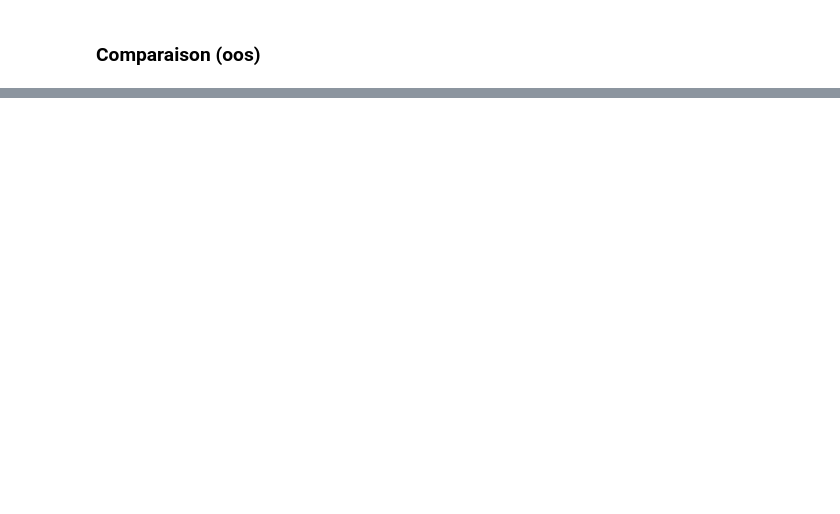
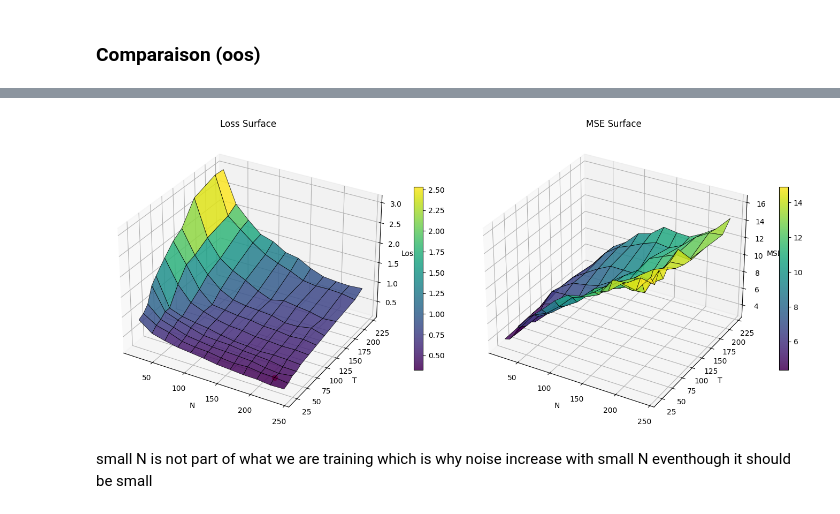
Before and after one commit to Armanddevacc/covariance-cleaning-nn, a Jupyter notebook: tf_NN_generated_data.ipynb, the cells around one changed output, grey strips where cells are left out. Saved outputs shown, nothing was run; the diff lists cells and outputs as text; code cells hidden in the pictures; blank space fills up the shorter version.

```diff
--- a/tf_NN_generated_data.ipynb
+++ b/tf_NN_generated_data.ipynb
@@ -238,0 +151,7 @@ plt.show()
+# %%
+batch_size_oos_1 = 25
+N_list_test_1 = [20, 40, 60, 80, 100, 120, 140, 160, 180,200,220, 240]
+T_list_test_1 = [20, 30, 40, 50, 60, 80, 100, 120, 150, 200, 220]
+# %%
+losses_value = np.zeros((len(N_list_test_1), len(T_list_test_1)))
+mse_value    = np.zeros((len(N_list_test_1), len(T_list_test_1)))
@@ -238,0 +180,56 @@ plt.show()
+# %%
+# meshing
+N_mesh, T_mesh = np.meshgrid(N_list_test_1, T_list_test_1, indexing="ij")
+# %%
+fig = plt.figure(figsize=(14, 6))
+
+ax_loss = fig.add_subplot(1, 2, 1, projection="3d")
+ax_mse  = fig.add_subplot(1, 2, 2, projection="3d")
+
+# --- Loss surface ---
+surf_loss = ax_loss.plot_surface(
+    N_mesh, T_mesh, losses_value,
+    cmap="viridis",
+    edgecolor="k",
+    linewidth=0.5,
+    alpha=0.85,
+)
+
+ax_loss.set(
+    xlabel="N",
+    ylabel="T",
+    zlabel="Loss",
+    title="Loss Surface",
+)
+
+ax_loss.scatter(N_list_test_1[10], T_list_test_1[1], losses_value[10, 1]*1, c="red", s=50)
+
+# --- MSE surface ---
+surf_mse = ax_mse.plot_surface(
+    N_mesh, T_mesh, mse_value,
+    cmap="viridis",
+    edgecolor="k",
+    linewidth=0.5,
+    alpha=0.85,
+)
+
+ax_mse.set(
+    xlabel="N",
+    ylabel="T",
+    zlabel="MSE",
+    title="MSE Surface",
+)
+
+ax_mse.scatter(N_list_test_1[10], T_list_test_1[1], mse_value[10, 1], c="red", s=50)
+
+# Colorbars (one per surface, clean & honest)
+fig.colorbar(surf_loss, ax=ax_loss, shrink=0.6)
+fig.colorbar(surf_mse,  ax=ax_mse,  shrink=0.6)
+
+plt.tight_layout()
+plt.savefig("images/loss_surface_double.png")
+plt.show()
+# %% [output]
+[figure, added]
+# %% [markdown]
+small N is not part of what we are training which is why noise increase with small N eventhough it should be small
```
Also changed, not shown: parts of 53 cells of this notebook, 3 other files.
